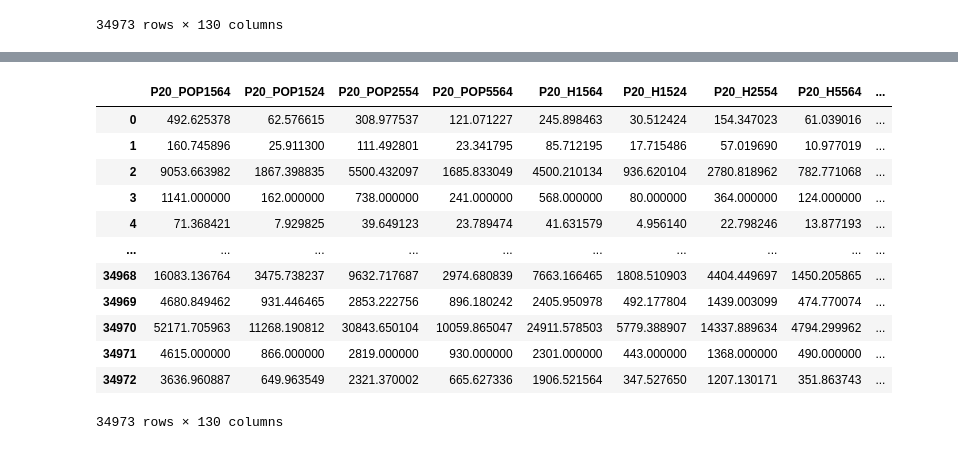
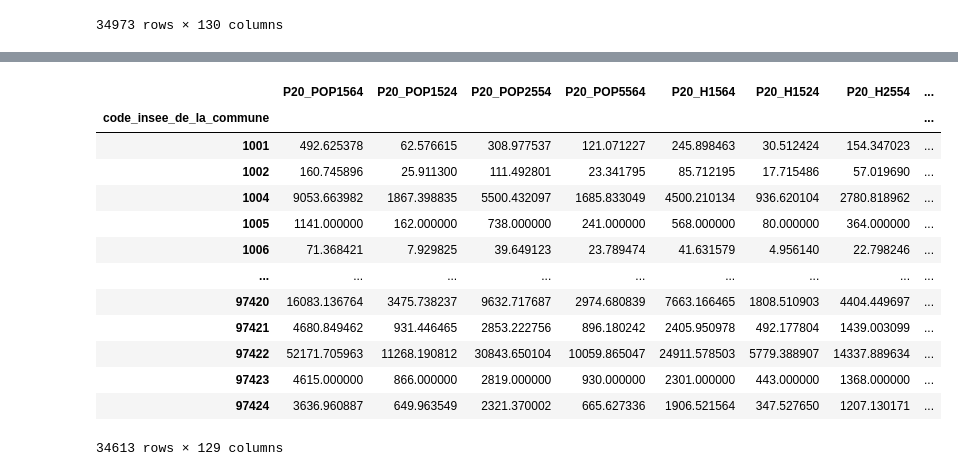
Before and after one commit to RBorhani/Projet_Python, a Jupyter notebook: Modélisation de l'IPS.ipynb, the cells around one changed output, grey strips where cells are left out. Cells and saved outputs as stored; diff of their text form; code cells hidden in the pictures.

```diff
--- a/Modélisation de l'IPS.ipynb
+++ b/Modélisation de l'IPS.ipynb
@@ -196 +197,4 @@ df_y
 1408 rows × 1 columns
+# %%
+stat_20 = stat_20.drop(stat_20[(stat_20['CODGEO'].str.contains("2A")) | (stat_20['CODGEO'].str.contains("2B"))].index)
+stat_20
@@ -197,16 +215,20 @@ df_y
 # %%
+stat_20['CODGEO'] = stat_20['CODGEO'].astype(int)
+stat_20.rename(columns={'CODGEO': 'code_insee_de_la_commune'}, inplace=True)
+stat_20 = stat_20.set_index("code_insee_de_la_commune")
 stat_20
 # %% [output]
-|  | P20_POP1564 | P20_POP1524 | P20_POP2554 | P20_POP5564 | P20_H1564 | P20_H1524 | P20_H2554 | P20_H5564 | ... |
-| 0 | 492.625378 | 62.576615 | 308.977537 | 121.071227 | 245.898463 | 30.512424 | 154.347023 | 61.039016 | ... |
-| 1 | 160.745896 | 25.911300 | 111.492801 | 23.341795 | 85.712195 | 17.715486 | 57.019690 | 10.977019 | ... |
-| 2 | 9053.663982 | 1867.398835 | 5500.432097 | 1685.833049 | 4500.210134 | 936.620104 | 2780.818962 | 782.771068 | ... |
-| 3 | 1141.000000 | 162.000000 | 738.000000 | 241.000000 | 568.000000 | 80.000000 | 364.000000 | 124.000000 | ... |
-| 4 | 71.368421 | 7.929825 | 39.649123 | 23.789474 | 41.631579 | 4.956140 | 22.798246 | 13.877193 | ... |
-| ... | ... | ... | ... | ... | ... | ... | ... | ... | ... |
-| 34968 | 16083.136764 | 3475.738237 | 9632.717687 | 2974.680839 | 7663.166465 | 1808.510903 | 4404.449697 | 1450.205865 | ... |
-| 34969 | 4680.849462 | 931.446465 | 2853.222756 | 896.180242 | 2405.950978 | 492.177804 | 1439.003099 | 474.770074 | ... |
-| 34970 | 52171.705963 | 11268.190812 | 30843.650104 | 10059.865047 | 24911.578503 | 5779.388907 | 14337.889634 | 4794.299962 | ... |
-| 34971 | 4615.000000 | 866.000000 | 2819.000000 | 930.000000 | 2301.000000 | 443.000000 | 1368.000000 | 490.000000 | ... |
-| 34972 | 3636.960887 | 649.963549 | 2321.370002 | 665.627336 | 1906.521564 | 347.527650 | 1207.130171 | 351.863743 | ... |
+|  | P20_POP1564 | P20_POP1524 | P20_POP2554 | P20_POP5564 | P20_H1564 | P20_H1524 | P20_H2554 | ... |
+| code_insee_de_la_commune |  |  |  |  |  |  |  | ... |
+| 1001 | 492.625378 | 62.576615 | 308.977537 | 121.071227 | 245.898463 | 30.512424 | 154.347023 | ... |
+| 1002 | 160.745896 | 25.911300 | 111.492801 | 23.341795 | 85.712195 | 17.715486 | 57.019690 | ... |
+| 1004 | 9053.663982 | 1867.398835 | 5500.432097 | 1685.833049 | 4500.210134 | 936.620104 | 2780.818962 | ... |
+| 1005 | 1141.000000 | 162.000000 | 738.000000 | 241.000000 | 568.000000 | 80.000000 | 364.000000 | ... |
+| 1006 | 71.368421 | 7.929825 | 39.649123 | 23.789474 | 41.631579 | 4.956140 | 22.798246 | ... |
+| ... | ... | ... | ... | ... | ... | ... | ... | ... |
+| 97420 | 16083.136764 | 3475.738237 | 9632.717687 | 2974.680839 | 7663.166465 | 1808.510903 | 4404.449697 | ... |
+| 97421 | 4680.849462 | 931.446465 | 2853.222756 | 896.180242 | 2405.950978 | 492.177804 | 1439.003099 | ... |
+| 97422 | 52171.705963 | 11268.190812 | 30843.650104 | 10059.865047 | 24911.578503 | 5779.388907 | 14337.889634 | ... |
+| 97423 | 4615.000000 | 866.000000 | 2819.000000 | 930.000000 | 2301.000000 | 443.000000 | 1368.000000 | ... |
+| 97424 | 3636.960887 | 649.963549 | 2321.370002 | 665.627336 | 1906.521564 | 347.527650 | 1207.130171 | ... |
-34973 rows × 130 columns
+34613 rows × 129 columns
```
Also changed, not shown: parts of 22 cells of this notebook, 1 other file.
